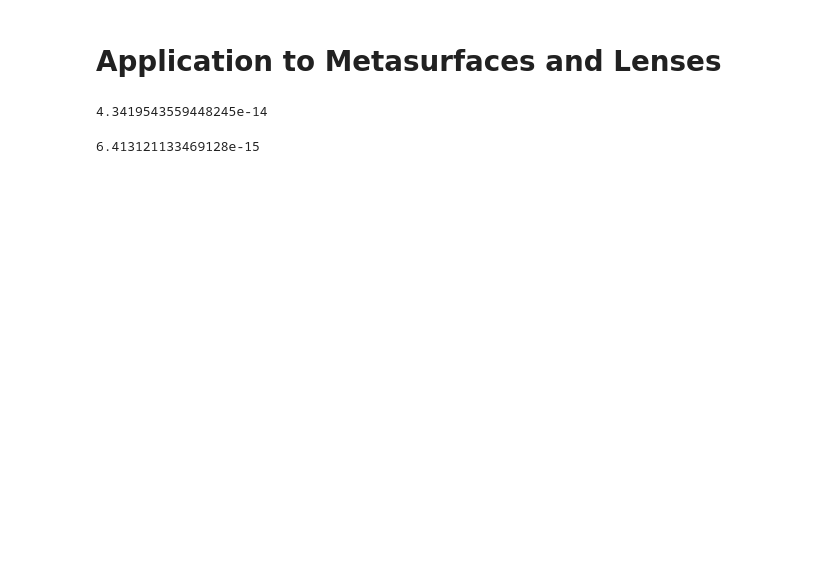
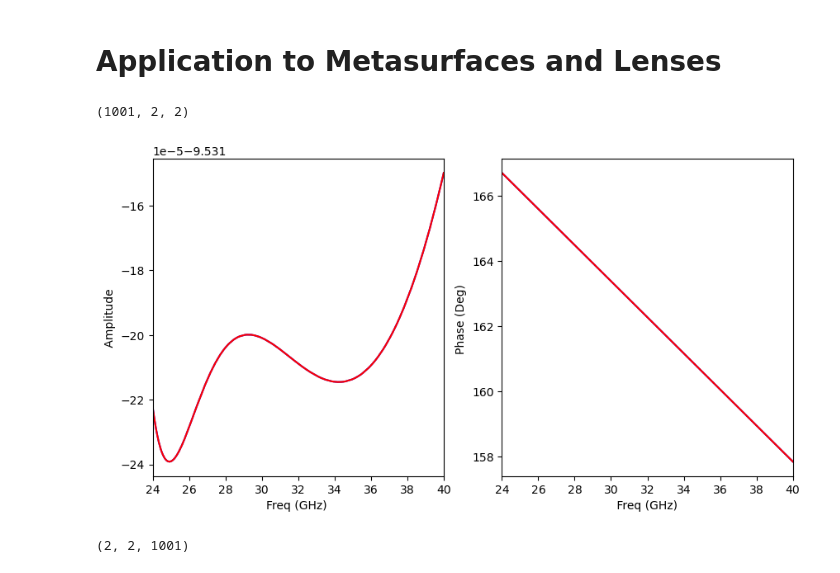
Before and after one commit to andrevsl/SpectralBook, a Jupyter notebook: ChapterMetasurfaceCode.ipynb, the cells around one changed output. Saved outputs shown, nothing was run; the diff lists cells and outputs as text; code cells hidden in the pictures; blank space fills up the shorter version.

```diff
--- a/ChapterMetasurfaceCode.ipynb
+++ b/ChapterMetasurfaceCode.ipynb
@@ -12,20 +14,30 @@ from bookfuncs.plotfunc import plot1DTparametric,plot1DS,plot1DSparametric,S1d,p
-# %%
-#https://community.altair.com/discussion/33258/a-metamaterial-inspired-single-split-ring-resonator-for-sensing-applications-a-practical-design-approach#:~:text=Split%20ring%20resonators%20(SRR)%20consists%20of%20two,can%20be%20represented%20by%20the%20following%20equation.
-
-
-R=1e-3
-w=0.6e-3
-gt=w
-h=w
-Lsplitring=4*1e-7*(R+w/2)*(log(8*(R+w/2)/(h+w))-0.5)
-Lsplitring
-Cring=2*8.85e-12*h/pi*log(4*(R)/gt)
-Cring
-Csplit=8.85e-12*(w*h/gt+2*pi*h/log(2.4*h/w))
-Csplit
-# %% [output]
-4.3419543559448245e-14
-# %%
-Cring
-# %% [output]
-6.413121133469128e-15
+# %%
+#https://community.altair.com/discussion/33258/a-metamaterial-inspired-single-split-ring-resonator-for-sensing-applications-a-practical-design-approach#:~:text=Split%20ring%20resonators%20(SRR)%20consists%20of%20two,can%20be%20represented%20by%20the%20following%20equation.
+
+sheetR376_abLo4 = rf.Network("CSTFiles/UnitCell/Sheet_R376_1.s4p")
+Spary=np.zeros((1001,2,2))
+print(Spary.shape)
+S11=np.squeeze(sheetR376_abLo4.s11.s)
+S21=np.squeeze(sheetR376_abLo4.s31.s)
+S12=np.squeeze(sheetR376_abLo4.s31.s)
+S22=np.squeeze(sheetR376_abLo4.s33.s)
+
+f=sheetR376_abLo4.f
+a=np.array([[S11,S12],
+            [S21,S22]])
+
+fig2,ax=plt.subplots(1,2)
+fig2.set_size_inches((10,5))
+plot1DSparametricdB(ax,f,[24,40],(0,np.squeeze(a[0,0,:]),'b','-'),
+                       )
+plot1DSparametricdB(ax,f,[24,40],(0,S11,'r','-'),
+                       )
+# %% [output]
+(1001, 2, 2)
+[figure, added]
+# %%
+a=np.array([[S11,S12],
+            [S21,S22]])
+a.shape
+# %% [output]
+(2, 2, 1001)
```
Also changed, not shown: parts of 1 cell of this notebook, 2 other files.
